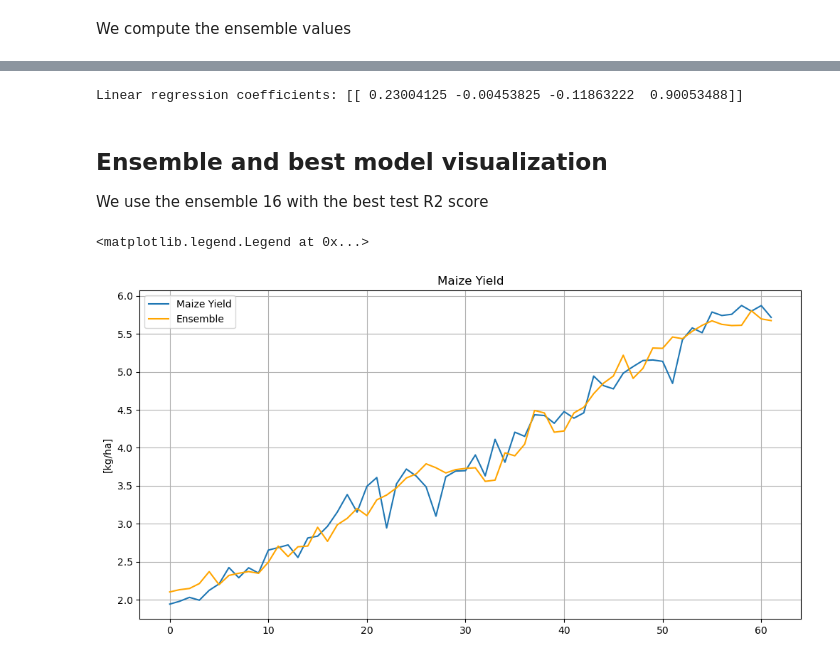
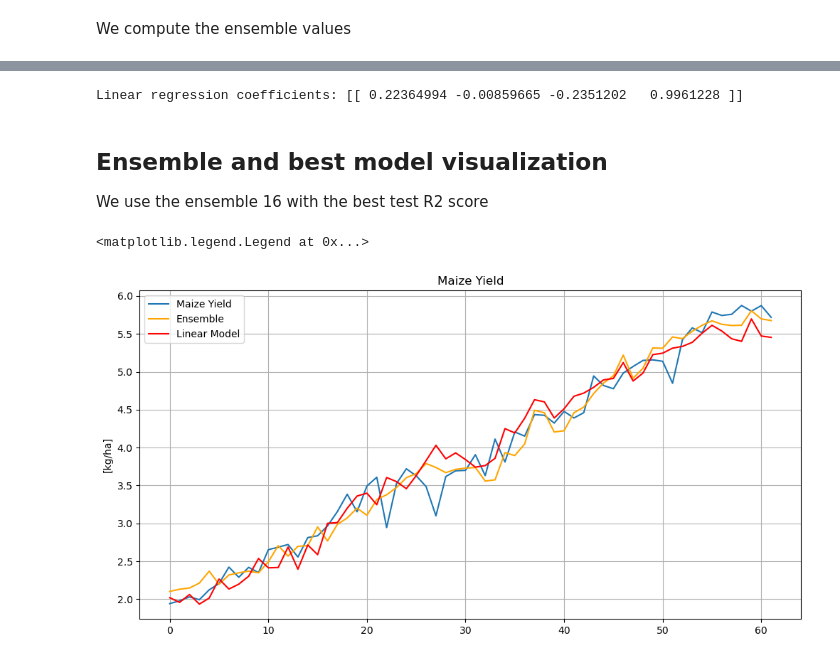
Before and after one commit to luigiselmi/climate, a Jupyter notebook: iia/fao/faostat_global_model.ipynb, the cells around one changed output, grey strips where cells are left out. Saved outputs shown, nothing was run; the diff lists cells and outputs as text; code cells hidden in the pictures.

Commit message:
linear model

```diff
--- a/iia/fao/faostat_global_model.ipynb
+++ b/iia/fao/faostat_global_model.ipynb
@@ -223,8 +224,9 @@ ensemble = prediction.sum(axis=1) / num_ensemble_members
 # %%
-X_train, X_test, y_train, y_test = train_test_split(X_scaled, y_scaled, test_size=0.3, random_state=0)
+X_train, X_test, y_train, y_test = train_test_split(X_scaled, y_scaled, test_size=0.1, random_state=0)
 # %%
 linear_regr = linear_model.LinearRegression()
 linear_regr.fit(X_train, y_train)
-linear_predictions = linear_regr.predict(X_test)
+linear_predictions = linear_regr.predict(X_scaled)
+linear_test_predictions = linear_regr.predict(X_test)
 linear_predictions.shape
 # %% [output]
@@ -238,7 +240,7 @@ Root mean squared error: 0.09
 linear_coeffs = linear_regr.coef_
 print('Linear regression coefficients: {}'.format(linear_coeffs))
 # %% [output]
-Linear regression coefficients: [[ 0.23004125 -0.00453825 -0.11863222  0.90053488]]
+Linear regression coefficients: [[ 0.22364994 -0.00859665 -0.2351202   0.9961228 ]]
 # %%
 predictions = scaler_y.inverse_transform(linear_predictions)
 # %% [markdown]
@@ -252,19 +254,19 @@ We use the ensemble 16 with the best test R2 score
 # %%
 fig = plt.figure(figsize=(12, 6))
 ax = fig.add_subplot()
 ax.set_title('Maize Yield')
 ax.set_ylabel('[kg/ha]');
 ax.grid(True, which='both')
 #ax.set_xticks(predictions_denorm.index)
 #ax.set_xticklabels(predictions_denorm.index, rotation=70)
 #ax.xaxis.set_major_locator(dates.YearLocator(5))
 #ax.xaxis.set_major_formatter(mdates.DateFormatter('%Y'))
 #maize_yield = global_crop_yield_df['Maize (100g/ha)'] / 10000
 pd_maize_yield, = plt.plot(y / 10000, label='Maize Yield')
 #pd_predictions_best, = plt.plot(best_model_predictions / 10000, label='Best model', color='green')
 pd_ensemble, = plt.plot(ensemble / 10000, label='Ensemble', color='orange')
-#pd_linear = plt.plot(prediction / 10000, label='Linear Model', color='red')
-plt.legend(handles=[pd_maize_yield, pd_ensemble], loc='upper left')
+pd_linear, = plt.plot(predictions / 10000, label='Linear Model', color='red')
+plt.legend(handles=[pd_maize_yield, pd_ensemble, pd_linear], loc='upper left')
 # %% [output]
 <matplotlib.legend.Legend at 0x...>
-[figure, old version]
+[figure, new version]
```
Also changed, not shown: parts of 3 cells of this notebook.
